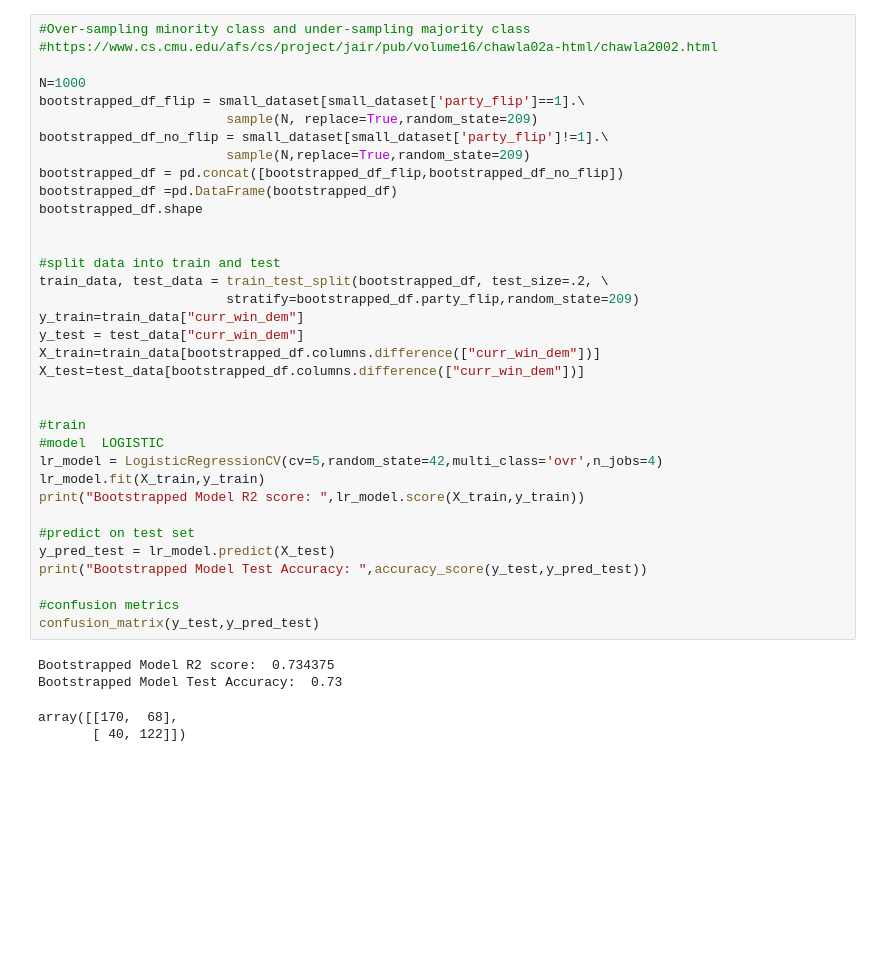
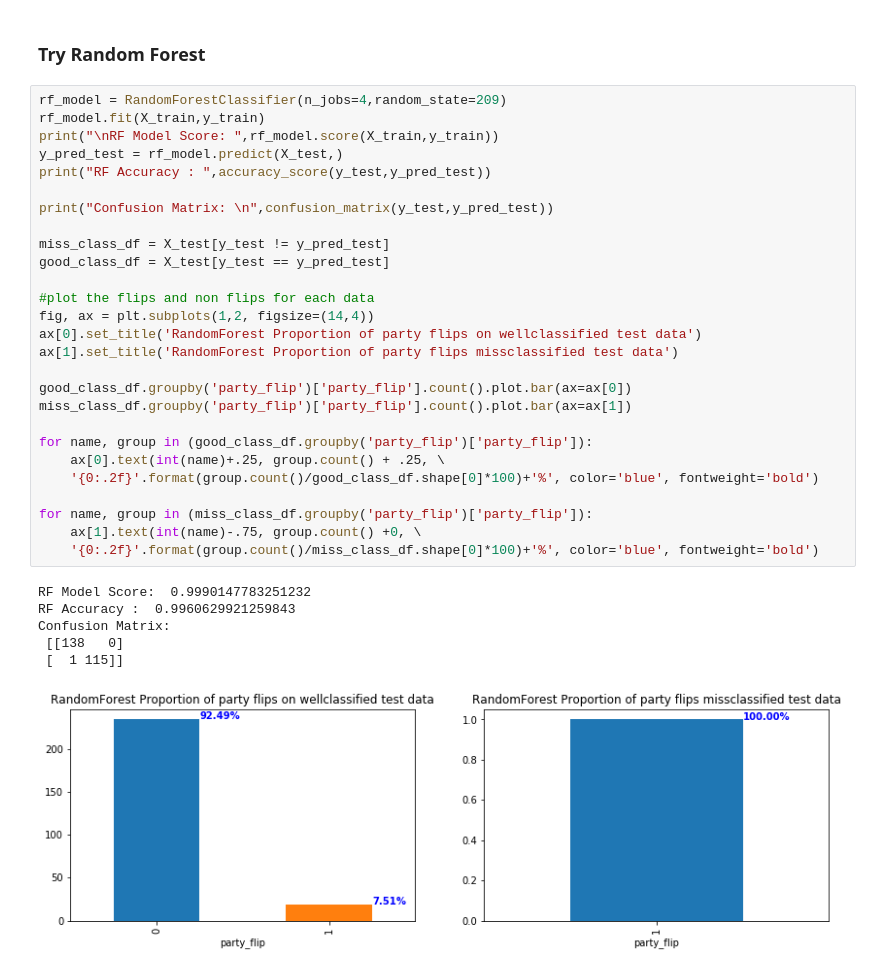
Before and after one commit to WildTangles/ac209a_project, a Jupyter notebook: Baseline_Model.ipynb, the cells around one changed output. Drawn from its saved outputs; the diff is of its cells as text; blank space fills up the shorter version.

```diff
--- a/Baseline_Model.ipynb
+++ b/Baseline_Model.ipynb
@@ -152,41 +207,37 @@ for name, group in (miss_class_df.groupby('party_flip')['party_flip']):
-# %%
-#Over-sampling minority class and under-sampling majority class
-#https://www.cs.cmu.edu/afs/cs/project/jair/pub/volume16/chawla02a-html/chawla2002.html
-
-N=1000
-bootstrapped_df_flip = small_dataset[small_dataset['party_flip']==1].\
-                        sample(N, replace=True,random_state=209)
-bootstrapped_df_no_flip = small_dataset[small_dataset['party_flip']!=1].\
-                        sample(N,replace=True,random_state=209)
-bootstrapped_df = pd.concat([bootstrapped_df_flip,bootstrapped_df_no_flip])
-bootstrapped_df =pd.DataFrame(bootstrapped_df)
-bootstrapped_df.shape
-
-
-#split data into train and test
-train_data, test_data = train_test_split(bootstrapped_df, test_size=.2, \
-                        stratify=bootstrapped_df.party_flip,random_state=209)
-y_train=train_data["curr_win_dem"]
-y_test = test_data["curr_win_dem"]
-X_train=train_data[bootstrapped_df.columns.difference(["curr_win_dem"])]
-X_test=test_data[bootstrapped_df.columns.difference(["curr_win_dem"])]
-
-
-#train
-#model  LOGISTIC
-lr_model = LogisticRegressionCV(cv=5,random_state=42,multi_class='ovr',n_jobs=4)
-lr_model.fit(X_train,y_train)
-print("Bootstrapped Model R2 score: ",lr_model.score(X_train,y_train))
-
-#predict on test set
-y_pred_test = lr_model.predict(X_test)
-print("Bootstrapped Model Test Accuracy: ",accuracy_score(y_test,y_pred_test))
-
-#confusion metrics
-confusion_matrix(y_test,y_pred_test)
-# %% [output]
-Bootstrapped Model R2 score:  0.734375
-Bootstrapped Model Test Accuracy:  0.73
-array([[170,  68],
-       [ 40, 122]])
+# %% [markdown]
+### Try Random Forest
+# %%
+rf_model = RandomForestClassifier(n_jobs=4,random_state=209)
+rf_model.fit(X_train,y_train)
+print("\nRF Model Score: ",rf_model.score(X_train,y_train))
+y_pred_test = rf_model.predict(X_test,)
+print("RF Accuracy : ",accuracy_score(y_test,y_pred_test))
+
+print("Confusion Matrix: \n",confusion_matrix(y_test,y_pred_test))
+
+miss_class_df = X_test[y_test != y_pred_test]
+good_class_df = X_test[y_test == y_pred_test]
+
+#plot the flips and non flips for each data
+fig, ax = plt.subplots(1,2, figsize=(14,4))
+ax[0].set_title('RandomForest Proportion of party flips on wellclassified test data')
+ax[1].set_title('RandomForest Proportion of party flips missclassified test data')
+
+good_class_df.groupby('party_flip')['party_flip'].count().plot.bar(ax=ax[0])
+miss_class_df.groupby('party_flip')['party_flip'].count().plot.bar(ax=ax[1])
+
+for name, group in (good_class_df.groupby('party_flip')['party_flip']):
+    ax[0].text(int(name)+.25, group.count() + .25, \
+    '{0:.2f}'.format(group.count()/good_class_df.shape[0]*100)+'%', color='blue', fontweight='bold')
+
+for name, group in (miss_class_df.groupby('party_flip')['party_flip']):
+    ax[1].text(int(name)-.75, group.count() +0, \
+    '{0:.2f}'.format(group.count()/miss_class_df.shape[0]*100)+'%', color='blue', fontweight='bold')
+# %% [output]
+RF Model Score:  0.9990147783251232
+RF Accuracy :  0.9960629921259843
+Confusion Matrix:
+ [[138   0]
+ [  1 115]]
+[figure, added]
 # %%
```
Also changed, not shown: parts of 23 cells of this notebook.
